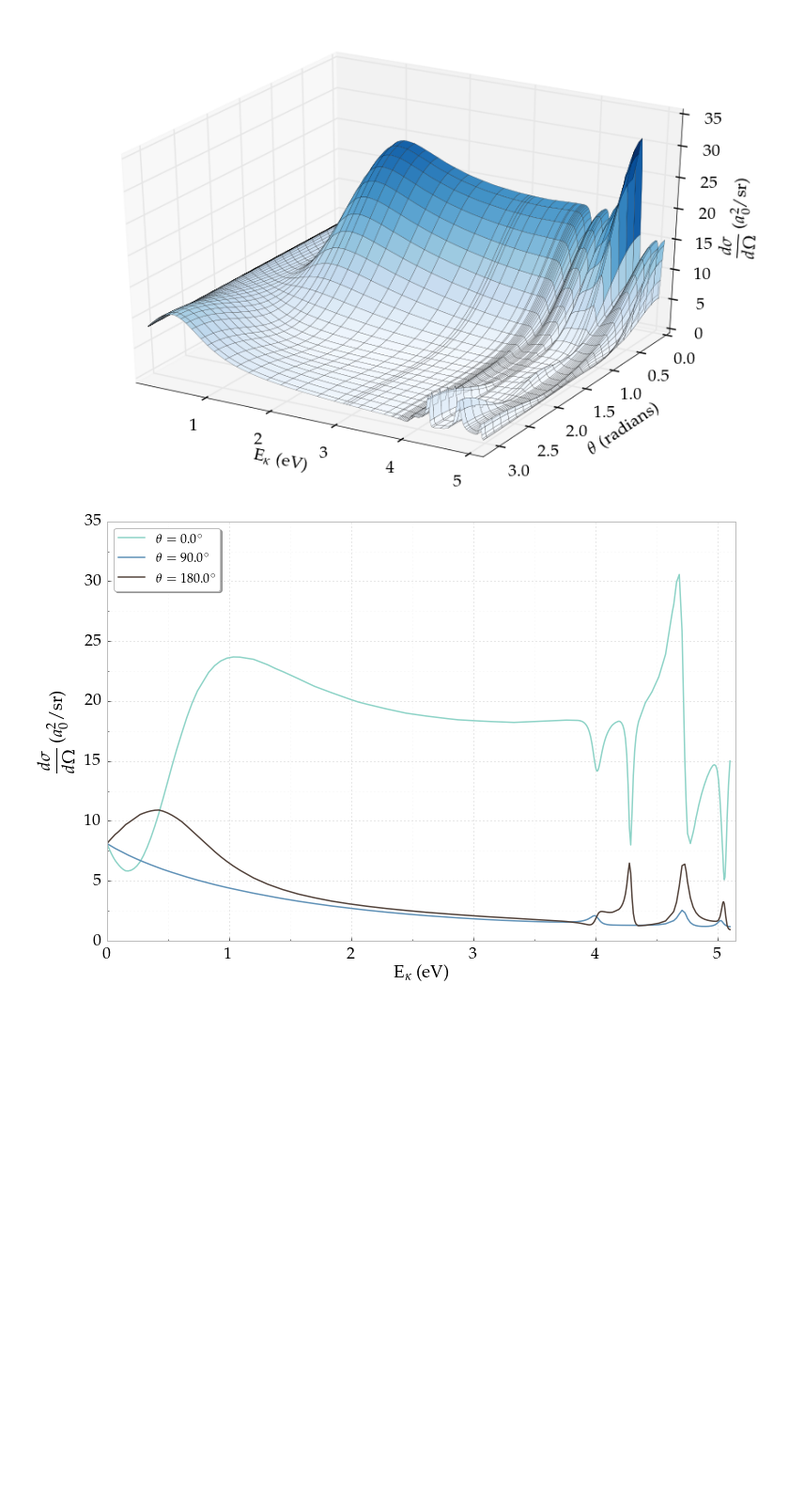
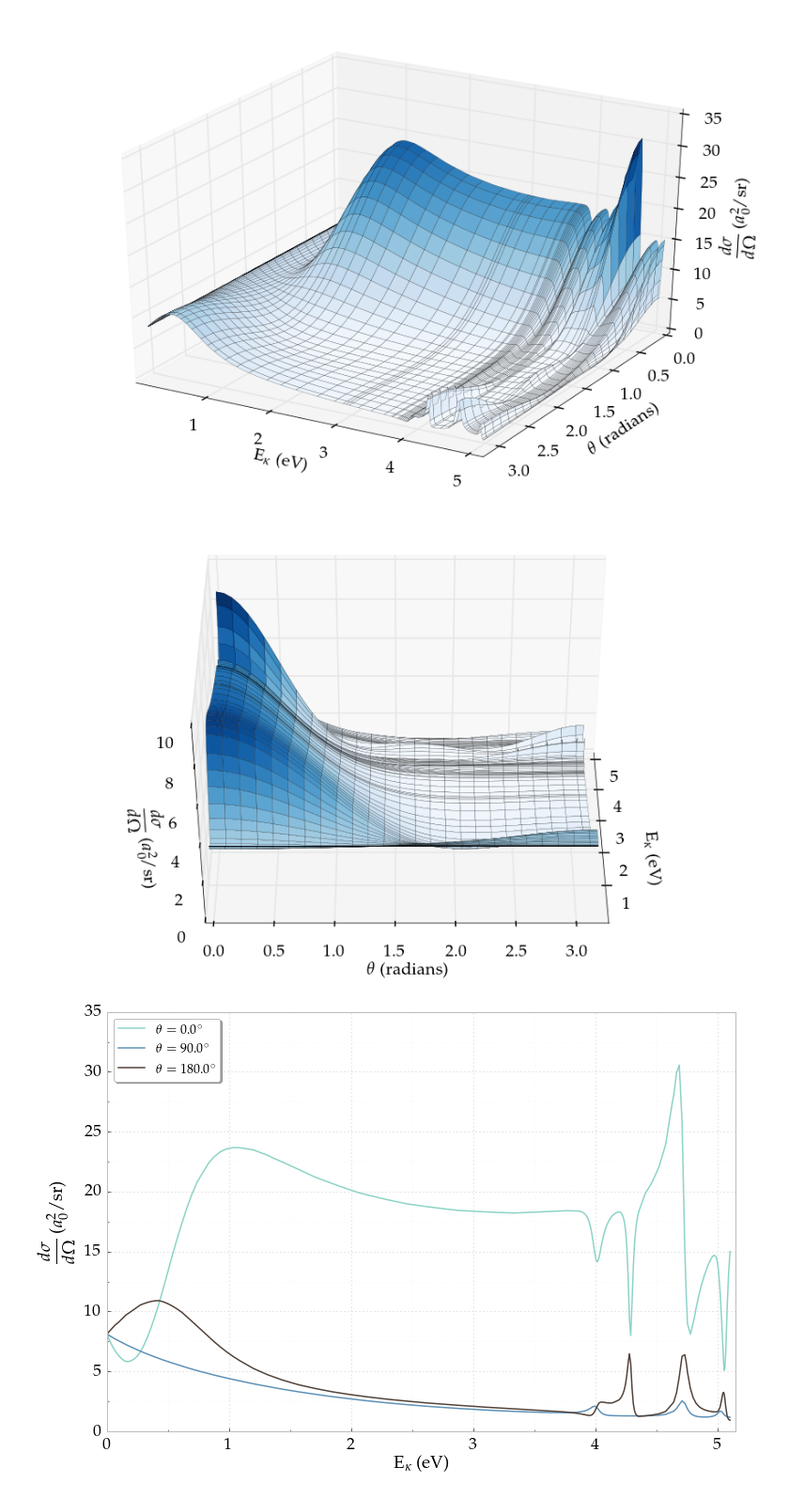
Before and after one commit to DentonW/Papers, a Jupyter notebook: Dissertation/IPython/Differential Cross Sections.ipynb, the cells around one changed output. Shown at 94% size. Saved outputs shown, nothing was run; the diff lists cells and outputs as text; code cells hidden in the pictures; blank space fills up the shorter version.

```diff
--- a/Dissertation/IPython/Differential Cross Sections.ipynb
+++ b/Dissertation/IPython/Differential Cross Sections.ipynb
@@ -551,6 +551,44 @@ plt.savefig("diff-cross-sections-combined.pdf", bbox_inches='tight')
 plt.show()
 # %% [output]
 [figure]
+# %%
+lmax = 5
+
+theta = np.linspace(0, pi, Ntheta)
+
+fig = plt.figure(figsize=(12,8))
+ax = plt.axes(projection='3d')
+
+x = Esub
+y = theta.copy()
+X, Y = np.meshgrid(x, y)
+# Already calculated these two above
+#zs1 = np.array([DifferentialCrossSingle(np.sqrt(4.0/27.21138505*x),y,np.sqrt(4.0/27.21138505*(27.21138505/4.0*kappasub**2)),lmax,interp_phase1) for x,y in zip(np.ravel(X), np.ravel(Y))])
+#zs3 = np.array([DifferentialCrossSingle(np.sqrt(4.0/27.21138505*x),y,np.sqrt(4.0/27.21138505*(27.21138505/4.0*kappasub**2)),lmax,interp_phase3) for x,y in zip(np.ravel(X), np.ravel(Y))])
+zs = 0.25*zs1 + 0.75*zs3
+Z = zs.reshape(X.shape)
+
+#ax.plot_surface(X, Y, Z, rstride=1, cstride=1, linewidth=0, antialiased=True)
+#ax.plot_surface(X, Y, Z, rstride=1, cstride=1, linewidth=0.1, antialiased=True, cmap=cm.Blues)
+ax.plot_surface(X, Y, Z, rstride=2, cstride=2, linewidth=0.2, antialiased=True, cmap=cm.Blues)
+#ax.plot_surface(X, Y, Z, rstride=2, cstride=2, linewidth=0.2, antialiased=True, cmap=cm.gray)
+#ax.plot_surface(X, Y, Z, antialiased=True, cmap=cm.Blues)
+
+ax.tick_params(axis='both', which='major', labelsize=20)
+ax.set_xlabel(r'${\rm{E}}_\kappa$ (eV)', fontsize=20, labelpad=20)
+ax.set_ylabel(r'$\theta$ (radians)', fontsize=20)
+ax.set_zlabel(r"$\displaystyle \frac{d\sigma}{d\Omega}$ ($a_0^2/$sr)", fontsize=20)
+ax.set_xlim3d(27.21138505/4.0 * minK**2, 27.21138505/4.0 * maxK**2)
+#ax.set_ylim3d(0, 3.2)
+ax.set_ylim3d(3.2, 0)
+ax.view_init(elev=40, azim=180)
+
+plt.tight_layout()
+plt.savefig("diff-cross-sections-combined-1.pdf", bbox_inches='tight')
+
+plt.show()
+# %% [output]
+[figure, added]
 # %%
 theta = (0, pi/2, pi)
 #plotcol = ('steelblue', '#99CC66', 'coral')
```
Also changed, not shown: parts of 10 cells of this notebook, 3 other files.
